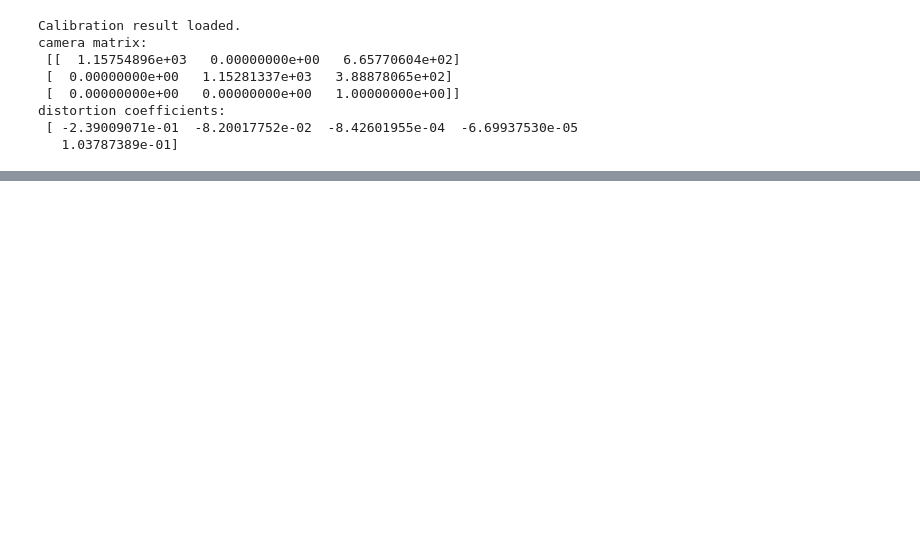
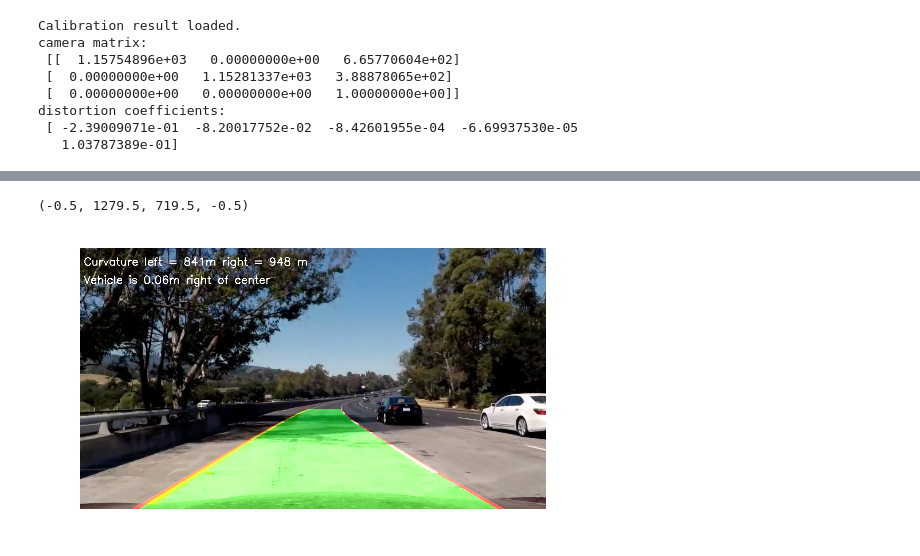
Before and after one commit to yasenh/self-driving-car-ND, a Jupyter notebook: term1/project4-advanced-lane-finding/advanced_lane_finding.ipynb, the cells around one changed output, grey strips where cells are left out. Saved outputs shown, nothing was run; the diff lists cells and outputs as text; code cells hidden in the pictures; blank space fills up the shorter version.

```diff
--- a/term1/project4-advanced-lane-finding/advanced_lane_finding.ipynb
+++ b/term1/project4-advanced-lane-finding/advanced_lane_finding.ipynb
@@ -348,9 +357,7 @@ def sliding_window_search(image, side):
         count_sum += max_count
 
     # not enough points found, maybe lost tracktry to initialize search process again
-    # Maybe clear the mask to zeros_like  ???????????????
     if (count_sum <= 500):
-        #sliding_win.confidence -= 3
         sliding_win.confidence = 0
 
     if (side == 0):
@@ -361,8 +368,9 @@ def sliding_window_search(image, side):
     warped_mask_binary = np.uint8(warped_mask_binary) * 255
     return warped_mask_binary
 
+def find_lines(image, line):
+    previous_fit = line.current_fit
 
-def find_lines(image, previous_fit):
     pixel_points = cv2.findNonZero(image)
     pixel_points = np.reshape(pixel_points, (-1, 2))
 
@@ -391,7 +399,7 @@ def find_lines(image, previous_fit):
     # Now our radius of curvature is in meters
     #print(left_curverad, 'm', right_curverad, 'm')
     # Example values: 3380.7 m    3189.3 m
-    radius_of_curvature = ((1 + (2 * fit_cr[0] * y_eval + fit_cr[1]) ** 2) ** 1.5) \
+    radius_of_curvature = ((1 + (2 * fit_cr[0] * y_eval / 2 + fit_cr[1]) ** 2) ** 1.5) \
                                  / np.absolute(2 * fit_cr[0])
     radius_of_curvature = int(radius_of_curvature)
 
@@ -404,16 +412,19 @@ def find_lines(image, previous_fit):
     pts = np.hstack(([fitx, yvals]))
     cv2.polylines(line_image, np.int_([pts]), False,(0, 0, 255), 20)
 
+    line.allx = allx
+    line.ally = ally
+    line.current_fit = current_fit
+    line.radius_of_curvature = radius_of_curvature
+    line.line_base_pos = line_base_pos
 
-    return line_image, allx, ally, current_fit, radius_of_curvature, line_base_pos, pts
+    return line_image, pts
+
+
 
 def calculate_offet(center_pixel):
     center_actual_pixel = np.mean([left_line.line_base_pos, right_line.line_base_pos])
     offset_pixel = center_actual_pixel - center_pixel
-
-    print(center_pixel)
-    print(offset_pixel)
-
     xm_per_pix = 3.7 / 450 # meteres per pixel in x dimension
     distance_from_center = offset_pixel * xm_per_pix
     distance_from_center = round(distance_from_center, 2)
@@ -527,6 +559,17 @@ def process_image(image):
 
     result = cv2.cvtColor(result, cv2.COLOR_BGR2RGB)
     return result
+# %%
+left_line = Line()
+right_line = Line()
+sliding_win = SlidingWindow()
+img = mpimg.imread('test_images/test5.jpg')
+out = process_image(img)
+plt.imshow(out)
+plt.axis('off')
+# %% [output]
+(-0.5, 1279.5, 719.5, -0.5)
+[figure, added]
 # %%
 left_line = Line()
 right_line = Line()
```
Also changed, not shown: parts of 8 cells of this notebook, 13 other files.
